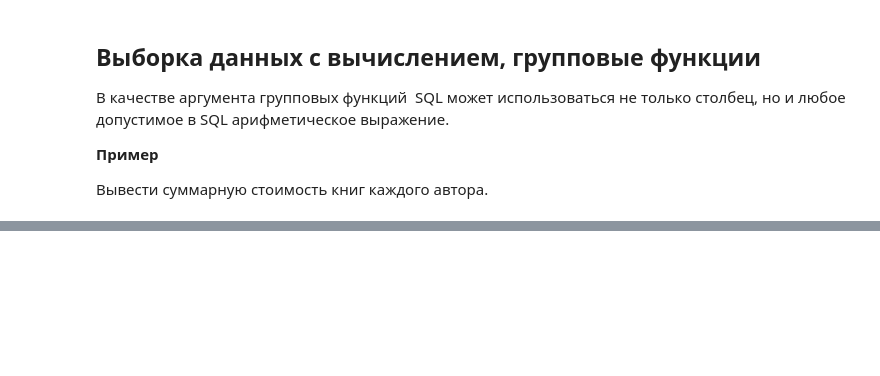
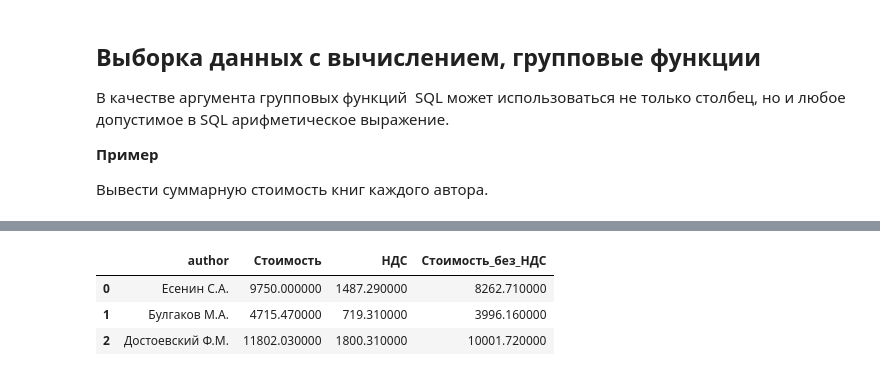
Before and after one commit to w9ip/learning, a Jupyter notebook: DB/Без названия.ipynb, the cells around one changed output, grey strips where cells are left out. Saved outputs shown, nothing was run; the diff lists cells and outputs as text; code cells hidden in the pictures; blank space fills up the shorter version.

```diff
--- a/DB/Без названия.ipynb
+++ b/DB/Без названия.ipynb
@@ -757,0 +790,13 @@ GROUP BY author
+# %%
+read_sql_query("""
+SELECT author, SUM(price*amount) AS Стоимость,
+ROUND((SUM(price*amount)*(18.0/100.0))/(1.0+18.0/100.0), 2) AS НДС,
+ROUND(SUM(price*amount)/(1.0+18.0/100.0), 2) AS Стоимость_без_НДС
+FROM book
+GROUP BY author
+""")
+# %% [output]
+|  | author | Стоимость | НДС | Стоимость_без_НДС |
+| 0 | Есенин С.А. | 9750.000000 | 1487.290000 | 8262.710000 |
+| 1 | Булгаков М.А. | 4715.470000 | 719.310000 | 3996.160000 |
+| 2 | Достоевский Ф.М. | 11802.030000 | 1800.310000 | 10001.720000 |
```
Also changed, not shown: parts of 41 cells of this notebook.
